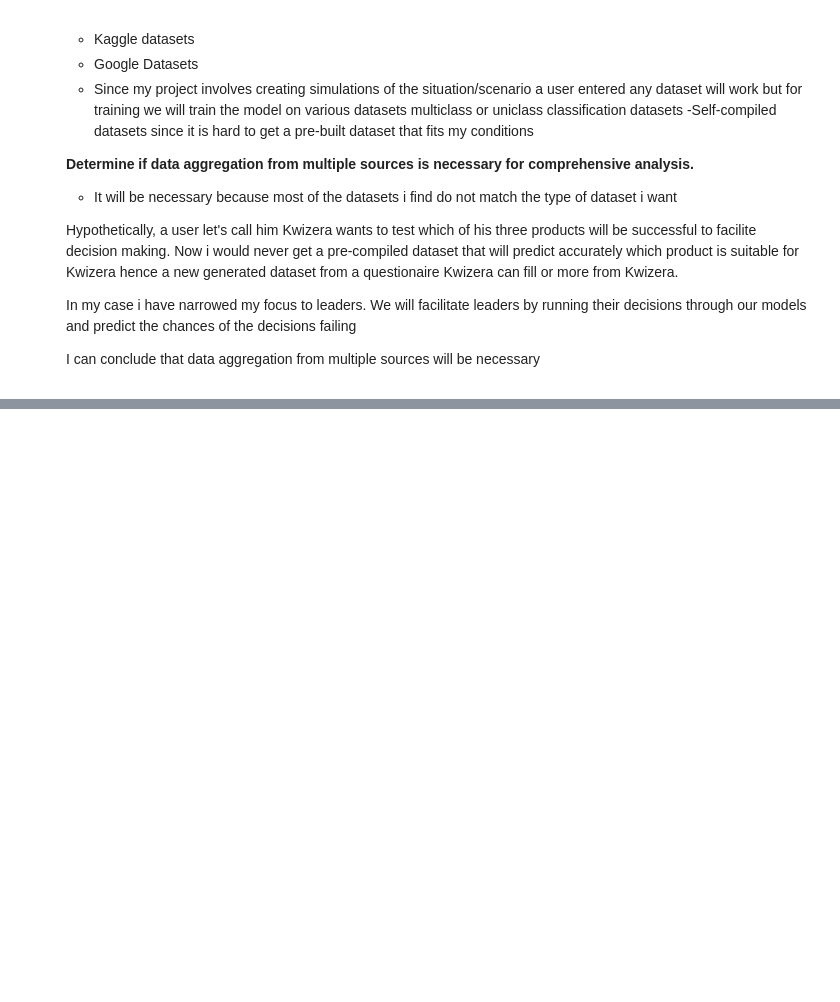
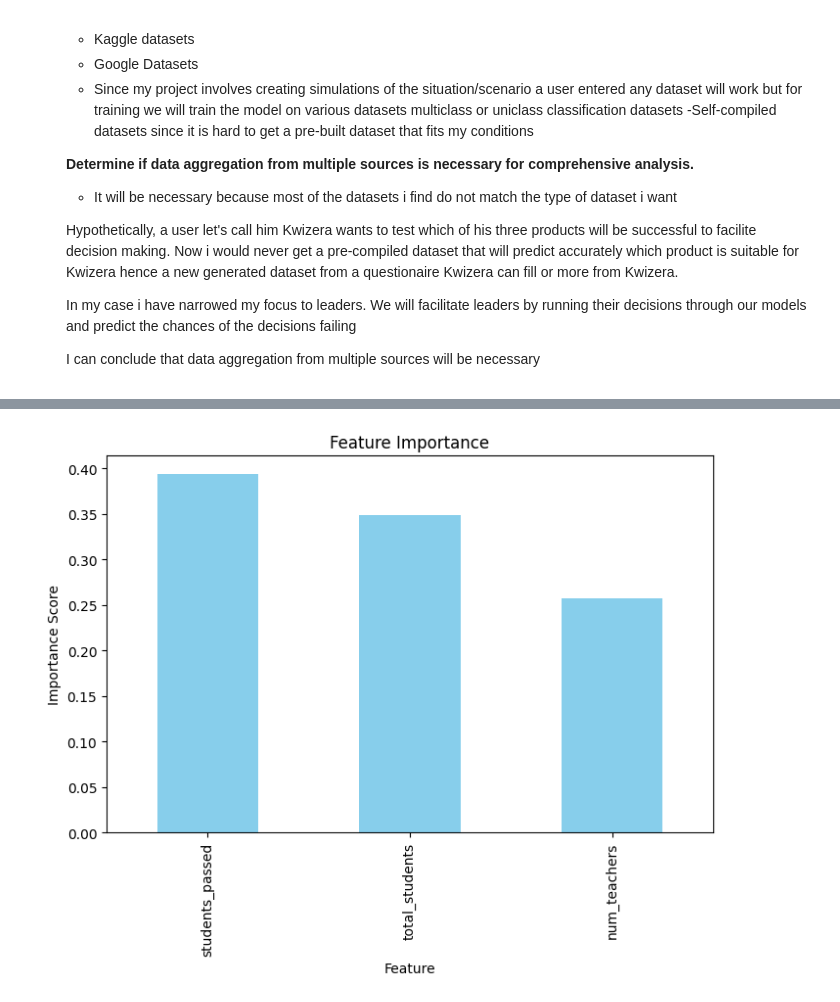
Before and after one commit to kennyg37/data-preprocessing, a Jupyter notebook: ml_pipeline_Ken_Ganza_data_preprocessing.ipynb, the cells around one changed output, grey strips where cells are left out. Drawn from its saved outputs; the diff is of its cells as text; code cells hidden in the pictures; blank space fills up the shorter version.

```diff
--- a/ml_pipeline_Ken_Ganza_data_preprocessing.ipynb
+++ b/ml_pipeline_Ken_Ganza_data_preprocessing.ipynb
@@ -82,0 +158,10 @@
+# %%
+from sklearn.model_selection import train_test_split
+
+X = df[['students_passed', 'num_teachers', 'total_students']]
+y = df['district_label']
+
+X_train, X_temp, y_train, y_temp = train_test_split(X, y, test_size=0.3, random_state=42, stratify=y)
+X_val, X_test, y_val, y_test = train_test_split(X_temp, y_temp, test_size=0.5, random_state=42, stratify=y_temp)
+
+print(f"Training set size: {X_train.shape}, Validation set size: {X_val.shape}, Test set size: {X_test.shape}")
@@ -82,0 +177,18 @@
+# %%
+from sklearn.ensemble import RandomForestClassifier
+import matplotlib.pyplot as plt
+import pandas as pd
+
+rf = RandomForestClassifier(random_state=42) # random forest classifier to get feature importances
+rf.fit(X_train, y_train)
+
+feature_importances = pd.Series(rf.feature_importances_, index=X_train.columns).sort_values(ascending=False)
+
+plt.figure(figsize=(8, 5))
+feature_importances.plot(kind='bar', color='skyblue')
+plt.title('Feature Importance')
+plt.ylabel('Importance Score')
+plt.xlabel('Feature')
+plt.show()
+# %% [output]
+[figure, added]
```
Also changed, not shown: parts of 18 cells of this notebook, 1 other file.
